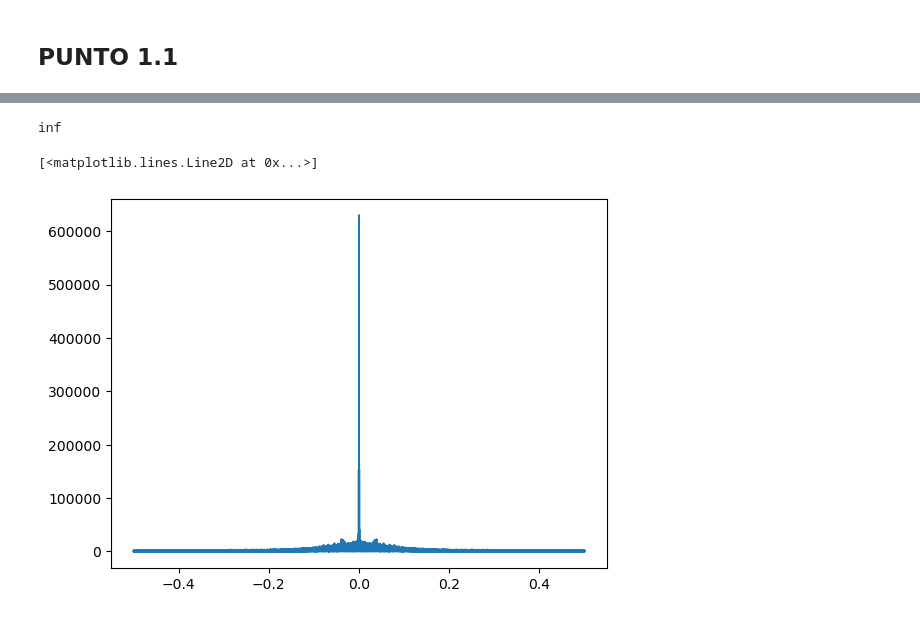
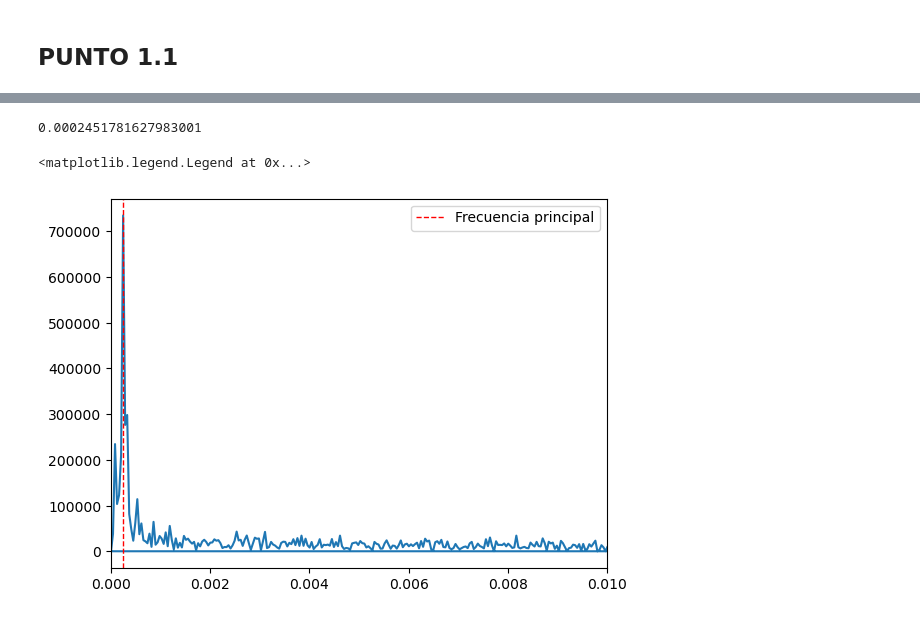
Before and after one commit to DANI2579/MetodosComputacionalesII, a Jupyter notebook: Taller_2/Untitled.ipynb, the cells around one changed output, grey strips where cells are left out. Saved outputs shown, nothing was run; the diff lists cells and outputs as text; code cells hidden in the pictures.

```diff
--- a/Taller_2/Untitled.ipynb
+++ b/Taller_2/Untitled.ipynb
@@ -48,7 +18,6 @@ Name: SSN, Length: 24472, dtype: float64
 # %%
-datos=data['SSN']
+datos=data['SSN'].to_numpy()
 media_datos=np.mean(datos)
 datos-=media_datos
-#datos=np.abs(datos)
 datos
 # %% [output]
@@ -67,19 +26,17 @@ Name: SSN, Length: 24472, dtype: float64
 # %%
-
-datos=np.abs(datos)
-media_datos=np.mean(datos)
 Transformada=np.fft.fft(datos)
 norma_transformada=np.abs(Transformada)
-frecuencias=np.fft.fftfreq(len(datos),1.0)
-indice_max=np.argmax(norma_transformada)
+frecuencias=np.fft.fftfreq(len(Transformada),1.0)
+indice_max=np.argmax(norma_transformada[0:len(norma_transformada)//2])
 f_p=frecuencias[indice_max]
+f_p ##[f_p]=ciclos por dia
+# %% [output]
+0.0002451781627983001
-# %%
-p=1/f_p
-p
-# %% [output]
-inf
-# %%
-plt.plot(frecuencias,norma_transformada)
-# %% [output]
-[<matplotlib.lines.Line2D at 0x...>]
-[figure, removed]
+# %%
+plt.plot(frecuencias,norma_transformada)
+plt.xlim(0,0.01)
+plt.axvline(f_p,color="r",linestyle="--",label="Frecuencia principal",lw=1)
+plt.legend()
+# %% [output]
+<matplotlib.legend.Legend at 0x...>
+[figure, added]
```
Also changed, not shown: parts of 25 cells of this notebook, 3 other files.
